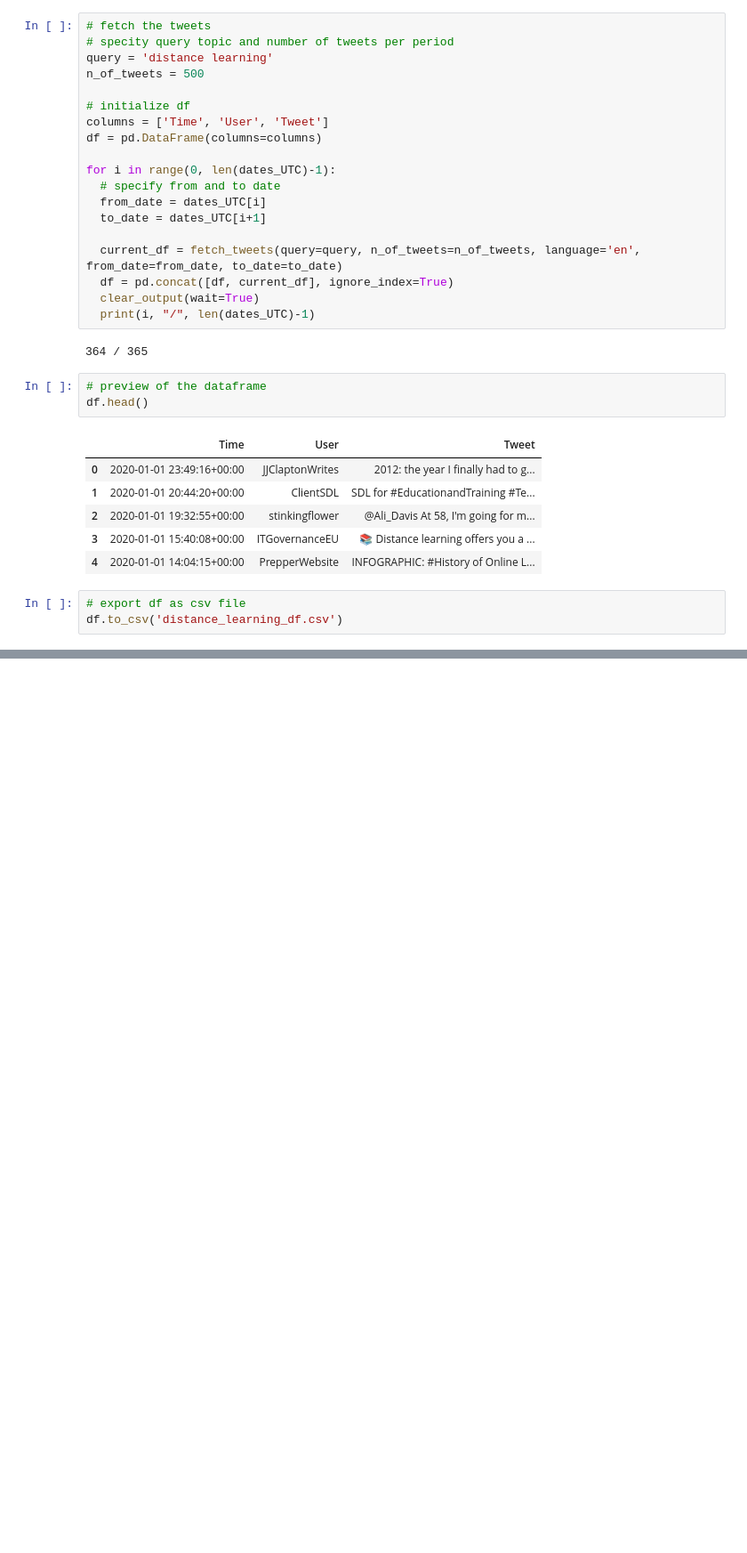
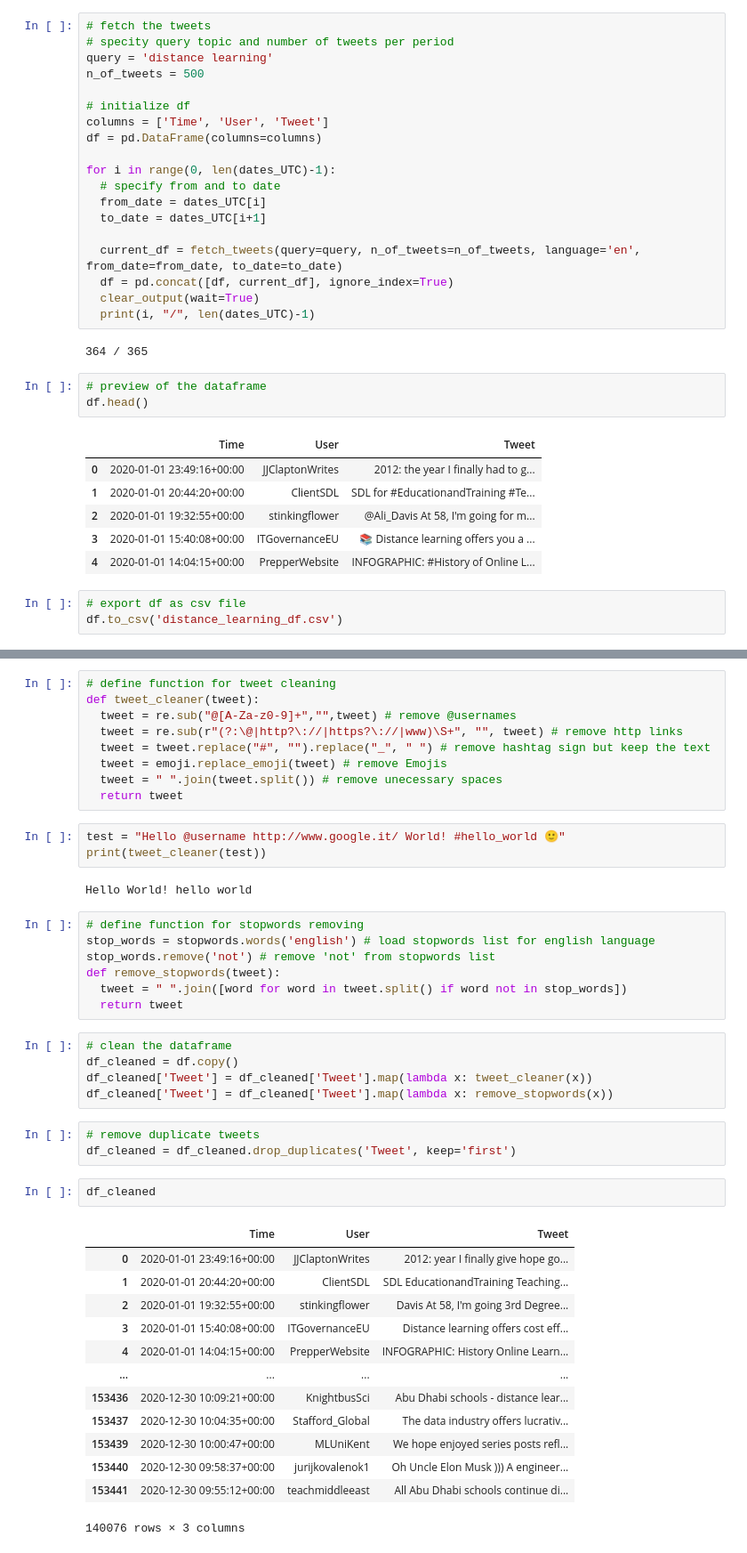
Before and after one commit to andreoniriccardo/twitter-sentiment-analysis, a Jupyter notebook: Distance Learning Twitter Sentiment Analysis w snscrape.ipynb, the cells around one changed output, grey strips where cells are left out. Shown: that part at 89% size. Cells and saved outputs as stored; diff of their text form; blank space fills up the shorter version.

```diff
--- a/Distance Learning Twitter Sentiment Analysis w snscrape.ipynb
+++ b/Distance Learning Twitter Sentiment Analysis w snscrape.ipynb
@@ -92,0 +143,45 @@ df = pd.read_csv("500_per_day.csv")
+# %%
+# define function for tweet cleaning
+def tweet_cleaner(tweet):
+  tweet = re.sub("@[A-Za-z0-9]+","",tweet) # remove @usernames
+  tweet = re.sub(r"(?:\@|http?\://|https?\://|www)\S+", "", tweet) # remove http links
+  tweet = tweet.replace("#", "").replace("_", " ") # remove hashtag sign but keep the text
+  tweet = emoji.replace_emoji(tweet) # remove Emojis
+  tweet = " ".join(tweet.split()) # remove unecessary spaces
+  return tweet
+# %%
+test = "Hello @username http://www.google.it/ World! #hello_world 🙂"
+print(tweet_cleaner(test))
+# %% [output]
+Hello World! hello world
+# %%
+# define function for stopwords removing
+stop_words = stopwords.words('english') # load stopwords list for english language
+stop_words.remove('not') # remove 'not' from stopwords list
+def remove_stopwords(tweet):
+  tweet = " ".join([word for word in tweet.split() if word not in stop_words])
+  return tweet
+# %%
+# clean the dataframe
+df_cleaned = df.copy()
+df_cleaned['Tweet'] = df_cleaned['Tweet'].map(lambda x: tweet_cleaner(x))
+df_cleaned['Tweet'] = df_cleaned['Tweet'].map(lambda x: remove_stopwords(x))
+# %%
+# remove duplicate tweets
+df_cleaned = df_cleaned.drop_duplicates('Tweet', keep='first')
+# %%
+df_cleaned
+# %% [output]
+|  | Time | User | Tweet |
+| 0 | 2020-01-01 23:49:16+00:00 | JJClaptonWrites | 2012: year I finally give hope go... |
+| 1 | 2020-01-01 20:44:20+00:00 | ClientSDL | SDL EducationandTraining Teaching... |
+| 2 | 2020-01-01 19:32:55+00:00 | stinkingflower | Davis At 58, I'm going 3rd Degree... |
+| 3 | 2020-01-01 15:40:08+00:00 | ITGovernanceEU | Distance learning offers cost eff... |
+| 4 | 2020-01-01 14:04:15+00:00 | PrepperWebsite | INFOGRAPHIC: History Online Learn... |
+| ... | ... | ... | ... |
+| 153436 | 2020-12-30 10:09:21+00:00 | KnightbusSci | Abu Dhabi schools - distance lear... |
+| 153437 | 2020-12-30 10:04:35+00:00 | Stafford_Global | The data industry offers lucrativ... |
+| 153439 | 2020-12-30 10:00:47+00:00 | MLUniKent | We hope enjoyed series posts refl... |
+| 153440 | 2020-12-30 09:58:37+00:00 | jurijkovalenok1 | Oh Uncle Elon Musk ))) A engineer... |
+| 153441 | 2020-12-30 09:55:12+00:00 | teachmiddleeast | All Abu Dhabi schools continue di... |
+140076 rows × 3 columns
```
Also changed, not shown: parts of 11 cells of this notebook.
